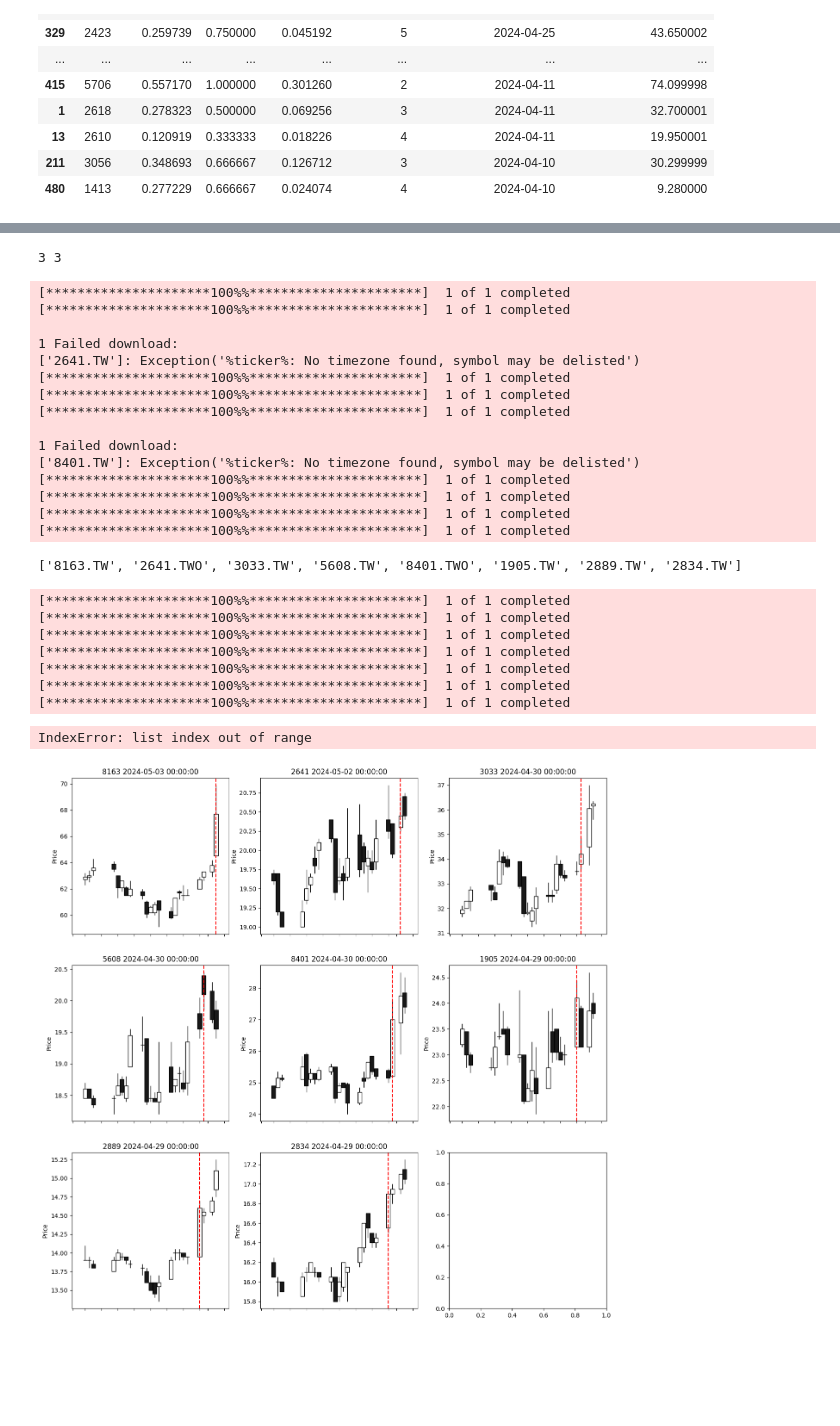
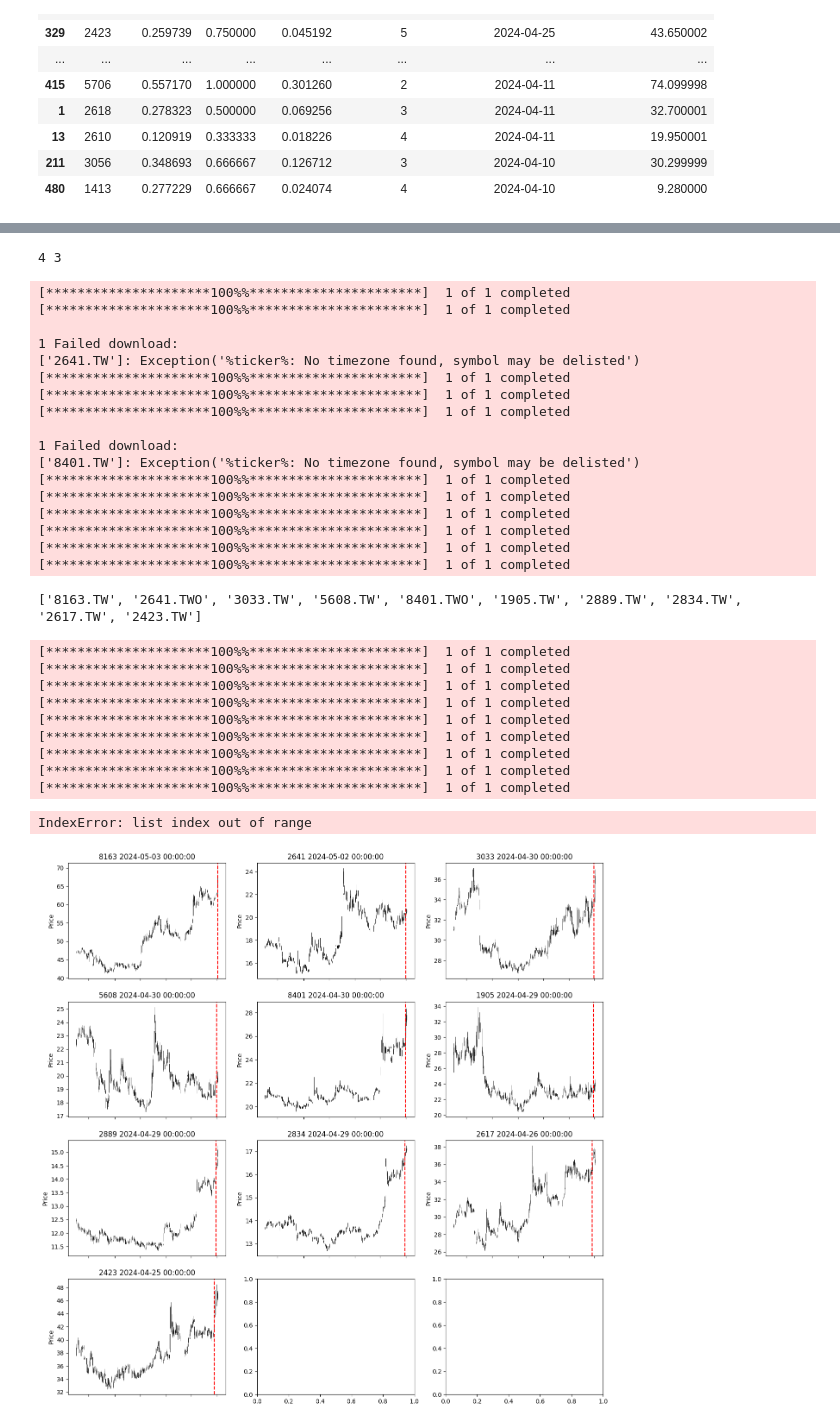
Before and after one commit to tsungyou/Money, a Jupyter notebook: tw-stock-screener/database_daily_update.ipynb, the cells around one changed output, grey strips where cells are left out. Cells and saved outputs as stored; diff of their text form; code cells hidden in the pictures; blank space fills up the shorter version.

```diff
--- a/tw-stock-screener/database_daily_update.ipynb
+++ b/tw-stock-screener/database_daily_update.ipynb
@@ -284,7 +284,7 @@ import yfinance as yf
 stock_iter = 0
 for i in range(x):
     for j in range(y):
-        stock_data = yf.download(stocks[stock_iter], start='2024-04-01', progress=False)
+        stock_data = yf.download(stocks[stock_iter], start='2023-12-01', progress=False)
         title = f"{stocks[stock_iter][:4]} {dates[stock_iter]}"
         mpf.plot(stock_data, type='candle', ax=ax[i, j], show_nontrading=True)
         ax[i, j].set_title(title)
@@ -332,7 +319,7 @@ IndexError: list index out of range
 # %%
 import numpy as np
 import matplotlib.pyplot as plt
-stocks_date = df_2[df_2['return_total'] > 0.1].sort_values(by='last_openposition_date', ascending=False).head(8)[['ticker', "last_openposition_date"]]
+stocks_date = df_2[df_2['return_total'] > 0.1].sort_values(by='last_openposition_date', ascending=False).iloc[:10, :][['ticker', "last_openposition_date"]]
 stocks = list(stocks_date['ticker'])
 dates = list(stocks_date['last_openposition_date'])
 total = len(stocks) - 1
@@ -376,40 +363,44 @@ import yfinance as yf
 stock_iter = 0
 for i in range(x):
     for j in range(y):
-        stock_data = yf.download(stocks[stock_iter], start='2024-04-01')
+        stock_data = yf.download(stocks[stock_iter], start='2023-06-01')
         title = f"{stocks[stock_iter][:4]} {dates[stock_iter]}"
         mpf.plot(stock_data, type='candle', ax=ax[i, j], show_nontrading=True)
         ax[i, j].set_title(title)
         ax[i, j].axvline(dates[stock_iter], color='r', linestyle='--')  # Adding a vertical line
         ax[i, j].set_xticklabels([])  # Hide x-axis labels
         stock_iter += 1
 
 plt.tight_layout()
 plt.show()
 # %% [output]
-3 3
+4 3
 [*********************100%%**********************]  1 of 1 completed
 [*********************100%%**********************]  1 of 1 completed
 
 1 Failed download:
 ['2641.TW']: Exception('%ticker%: No timezone found, symbol may be delisted')
 [*********************100%%**********************]  1 of 1 completed
 [*********************100%%**********************]  1 of 1 completed
 [*********************100%%**********************]  1 of 1 completed
 
 1 Failed download:
 ['8401.TW']: Exception('%ticker%: No timezone found, symbol may be delisted')
 [*********************100%%**********************]  1 of 1 completed
 [*********************100%%**********************]  1 of 1 completed
 [*********************100%%**********************]  1 of 1 completed
 [*********************100%%**********************]  1 of 1 completed
+[*********************100%%**********************]  1 of 1 completed
+[*********************100%%**********************]  1 of 1 completed
-['8163.TW', '2641.TWO', '3033.TW', '5608.TW', '8401.TWO', '1905.TW', '2889.TW', '2834.TW']
+['8163.TW', '2641.TWO', '3033.TW', '5608.TW', '8401.TWO', '1905.TW', '2889.TW', '2834.TW', '2617.TW', '2423.TW']
 [*********************100%%**********************]  1 of 1 completed
 [*********************100%%**********************]  1 of 1 completed
 [*********************100%%**********************]  1 of 1 completed
 [*********************100%%**********************]  1 of 1 completed
 [*********************100%%**********************]  1 of 1 completed
 [*********************100%%**********************]  1 of 1 completed
 [*********************100%%**********************]  1 of 1 completed
+[*********************100%%**********************]  1 of 1 completed
+[*********************100%%**********************]  1 of 1 completed
 IndexError: list index out of range
-[figure, old version]
+[figure, new version]
```
Also changed, not shown: parts of 1 cell of this notebook, 1 other file.
